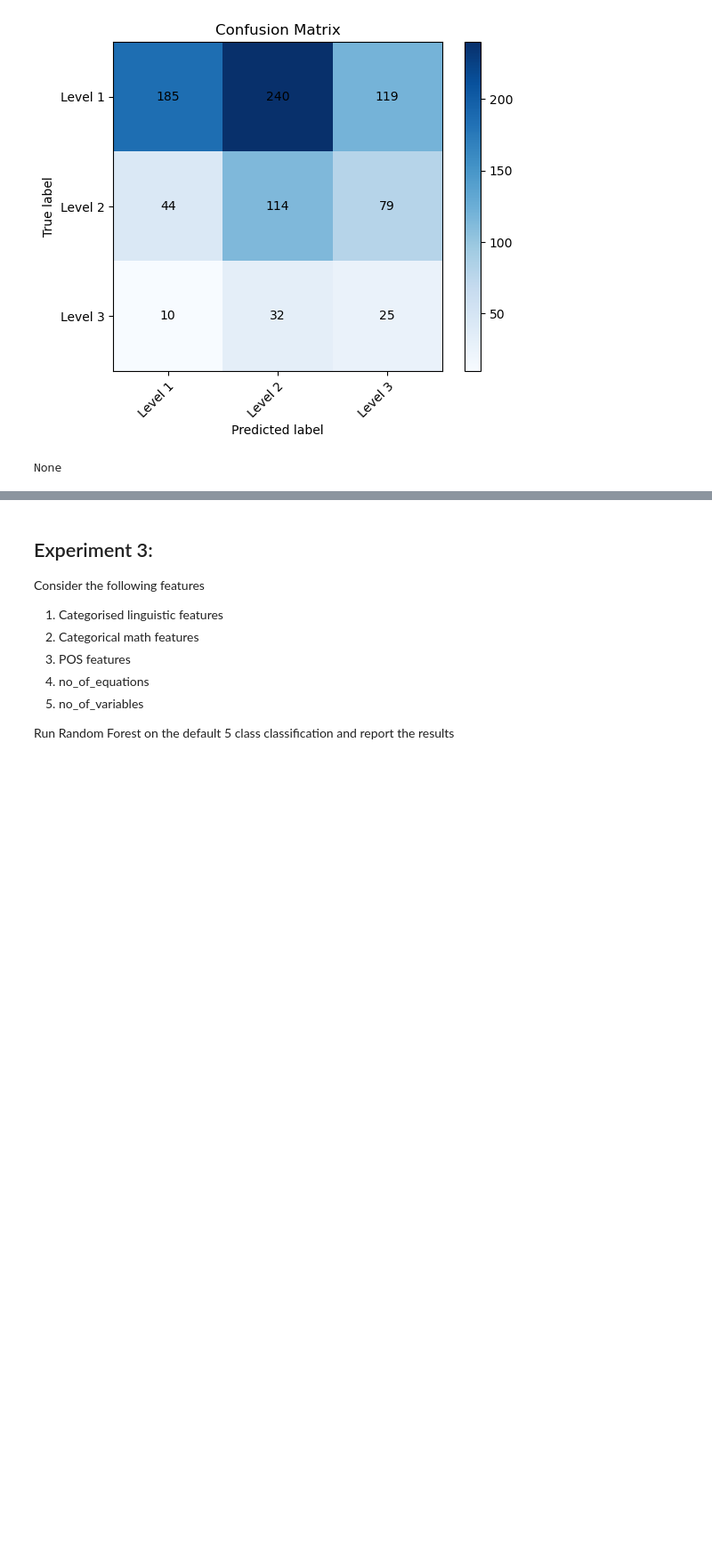
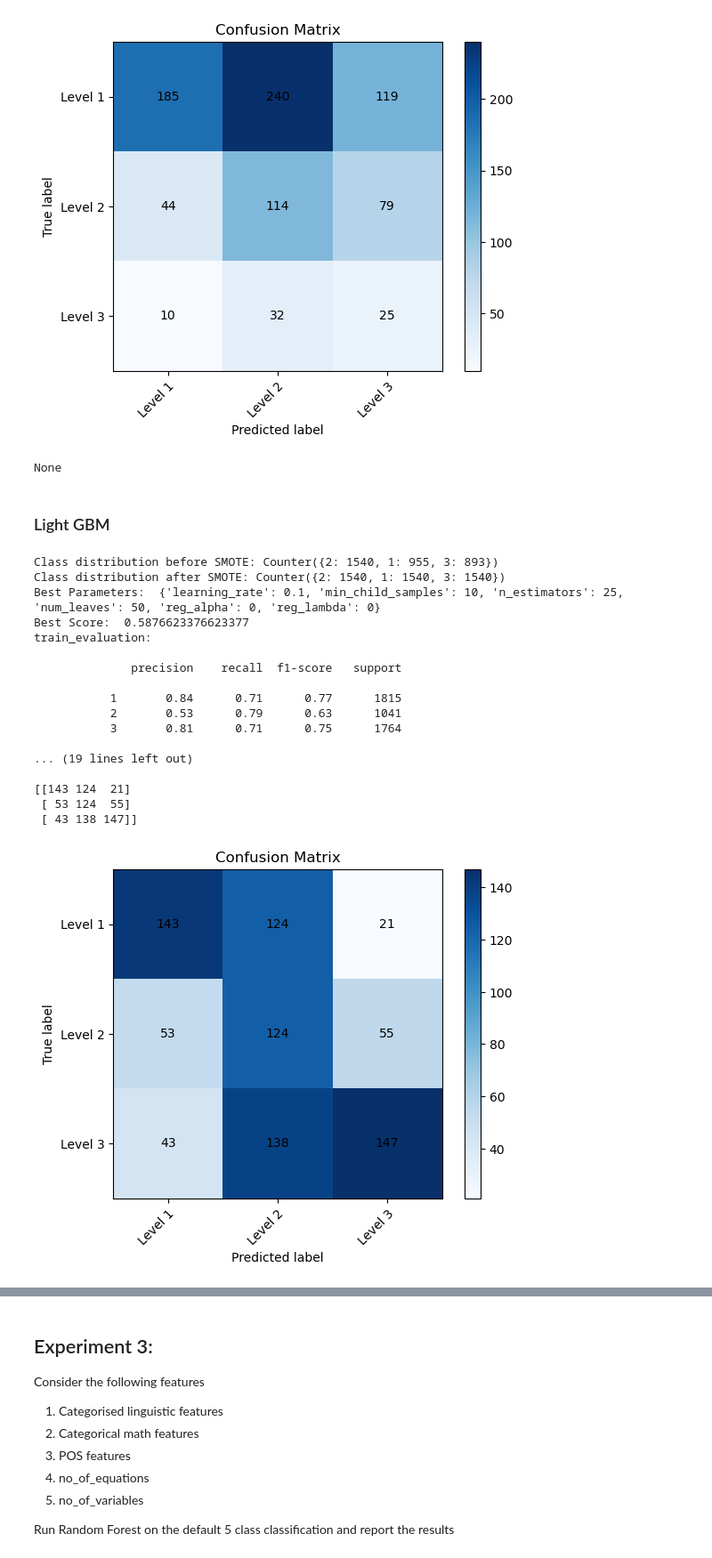
Before and after one commit to ysaidheeraj/NLP_math_research_project, a Jupyter notebook: Models/GT_3Levels.ipynb, the cells around one changed output, grey strips where cells are left out. Shown at 89% size. Cells and saved outputs as stored; diff of their text form; code cells hidden in the pictures; blank space fills up the shorter version.

```diff
--- a/Models/GT_3Levels.ipynb
+++ b/Models/GT_3Levels.ipynb
@@ -306,3 +350,26 @@ train_evaluation:
  [ 10  32  25]]
 [figure]
 None
+# %% [markdown]
+### Light GBM
+# %%
+scores = light_GBM(data2, club_target=True, scores=scores, experiment="Experiment2 LGBM + SMOTE")
+# %% [output]
+Class distribution before SMOTE: Counter({2: 1540, 1: 955, 3: 893})
+Class distribution after SMOTE: Counter({2: 1540, 1: 1540, 3: 1540})
+Best Parameters:  {'learning_rate': 0.1, 'min_child_samples': 10, 'n_estimators': 25, 'num_leaves': 50, 'reg_alpha': 0, 'reg_lambda': 0}
+Best Score:  0.5876623376623377
+train_evaluation:
+
+              precision    recall  f1-score   support
+
+           1       0.84      0.71      0.77      1815
+           2       0.53      0.79      0.63      1041
+           3       0.81      0.71      0.75      1764
+
+... (19 lines left out)
+
+[[143 124  21]
+ [ 53 124  55]
+ [ 43 138 147]]
+[figure, added]
```
Also changed, not shown: parts of 15 cells of this notebook, 5 other files.
